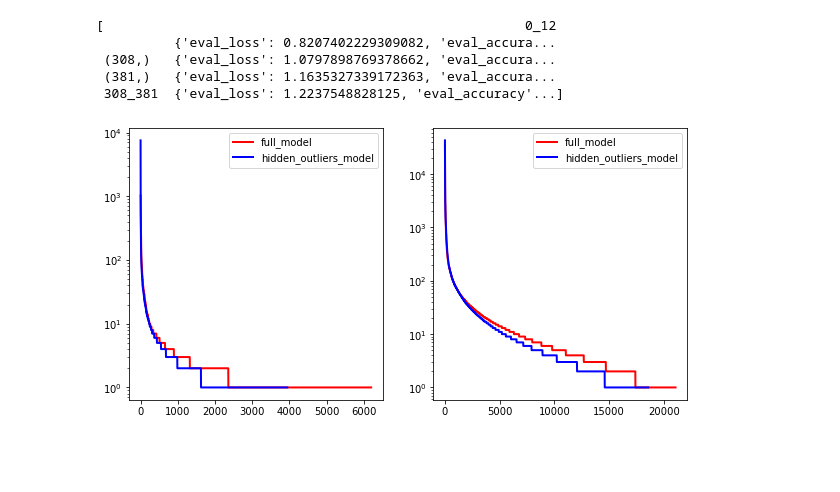
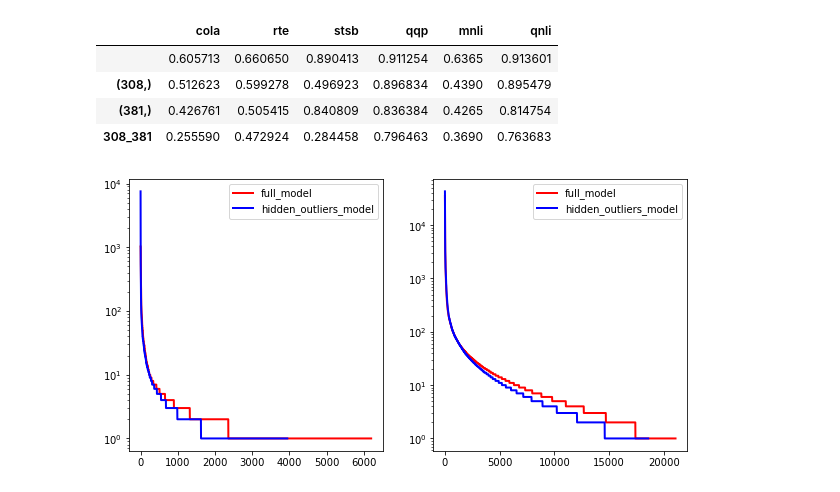
Before and after one commit to gpucce/outliersvsfreq, a Jupyter notebook: paper_plots.ipynb, the cells around one changed output. Cells and saved outputs as stored; diff of their text form; code cells hidden in the pictures; blank space fills up the shorter version.

```diff
--- a/paper_plots.ipynb
+++ b/paper_plots.ipynb
@@ -31,18 +31,31 @@ elif model_name == "bert-base-uncased":
 #     mberts_df = pd.concat([mberts_df, new_df])
 # mberts_df = mberts_df.rename({"(218,)": "218"}, axis=1).rename({"(674,)": "674"}, axis=1).rename({"": "Full Model"})
 # %%
+def select_func(x):
+    if "eval_pearson" in x:
+        return x["eval_pearson"]
+    elif "eval_matthews_correlation" in x:
+        return x["eval_matthews_correlation"]
+    elif "eval_accuracy" in x:
+        return x["eval_accuracy"]
+
+
 dfs = []
+names = []
 for path in Path("./output/baselines/scores/bert-base-uncased/").iterdir():
-    with open(path.resolve() / "n_layers_with_hidden_outliers_12_results_mnli.json") as input_path:
-        dfs.append(pd.DataFrame.from_dict(json.load(input_path))).applymap(lambda x: x[""])
-dfs.append(dfs[0])
-pd.concat(df)
+    with open(path / "n_layers_with_hidden_outliers_12_results.json") as input_path:
+        dfs.append(pd.DataFrame.from_dict(json.load(input_path)).applymap(select_func).T)
+        names.append(path.name)
+# dfs.append(dfs[0])
+glue_df = pd.concat(dfs)
+glue_df.index = names
+glue_df.T
 # %% [output]
-[                                                      0_12
-          {'eval_loss': 0.8207402229309082, 'eval_accura...
- (308,)   {'eval_loss': 1.0797898769378662, 'eval_accura...
- (381,)   {'eval_loss': 1.1635327339172363, 'eval_accura...
- 308_381  {'eval_loss': 1.2237548828125, 'eval_accuracy'...]
+|  | cola | rte | stsb | qqp | mnli | qnli |
+|  | 0.605713 | 0.660650 | 0.890413 | 0.911254 | 0.6365 | 0.913601 |
+| (308,) | 0.512623 | 0.599278 | 0.496923 | 0.896834 | 0.4390 | 0.895479 |
+| (381,) | 0.426761 | 0.505415 | 0.840809 | 0.836384 | 0.4265 | 0.814754 |
+| 308_381 | 0.255590 | 0.472924 | 0.284458 | 0.796463 | 0.3690 | 0.763683 |
 # %%
 rob_df_path = "output/data_experiments/generation_output/roberta-base_[77, 588]_all_tokens_in_a_row.csv"
 bert_df_path = "output/data_experiments/generation_output/bert-base-uncased_[308, 381]_all_tokens_in_a_row.csv"
```
Also changed, not shown: parts of 2 cells of this notebook, 2 other files.
